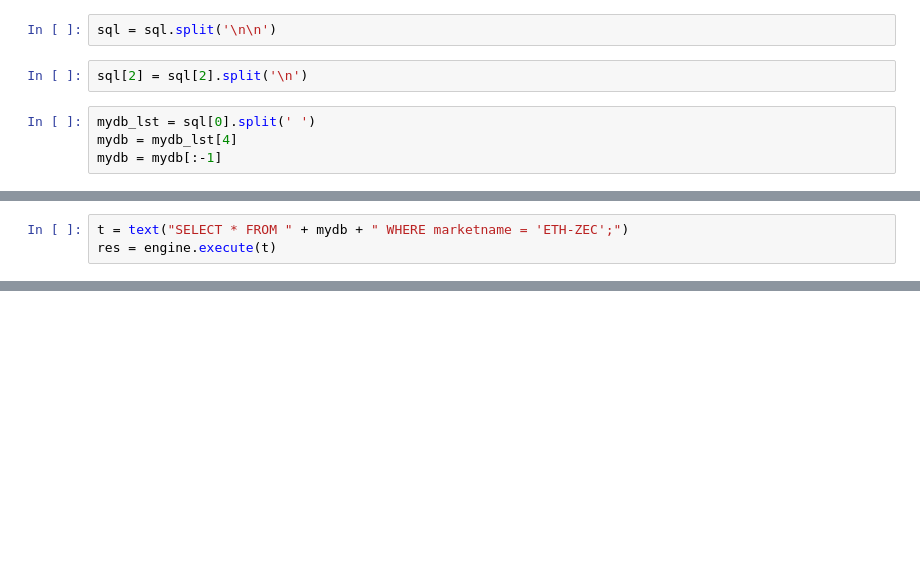
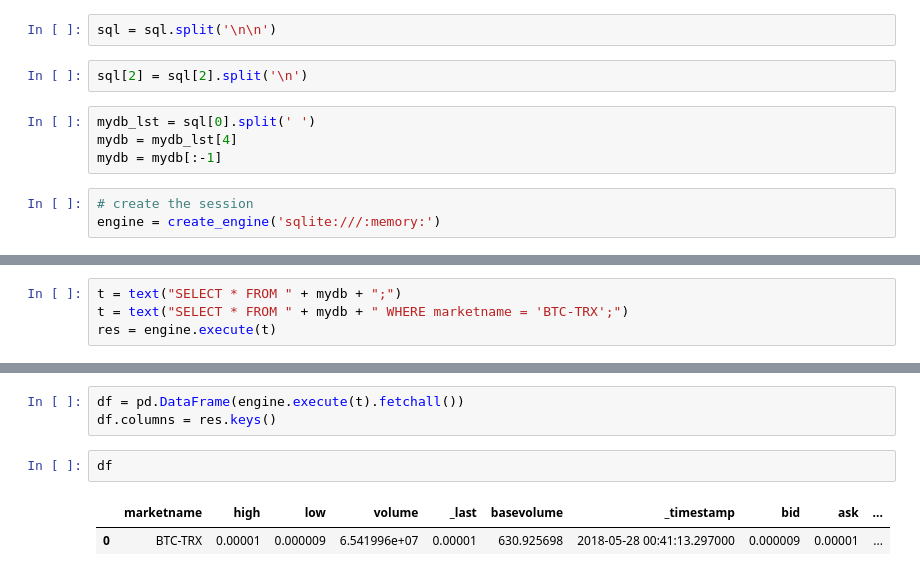
Before and after one commit to ewittry/py36_ccxt, a Jupyter notebook: py36_ccxt.ipynb, the cells around one changed output, grey strips where cells are left out. Drawn from its saved outputs; the diff is of its cells as text; blank space fills up the shorter version.

Commit message:
updated with data frame

```diff
--- a/py36_ccxt.ipynb
+++ b/py36_ccxt.ipynb
@@ -21,5 +28,8 @@ sql[2] = sql[2].split('\n')
 mydb_lst = sql[0].split(' ')
 mydb = mydb_lst[4]
 mydb = mydb[:-1]
+# %%
+# create the session
+engine = create_engine('sqlite:///:memory:')
 # %%
 res = engine.execute(sql[0])
@@ -71,3 +45,4 @@ for x in sql[2]:
 # %%
-t = text("SELECT * FROM " + mydb + " WHERE marketname = 'ETH-ZEC';")
+t = text("SELECT * FROM " + mydb + ";")
+t = text("SELECT * FROM " + mydb + " WHERE marketname = 'BTC-TRX';")
 res = engine.execute(t)
@@ -80,0 +53,8 @@ for _row in res: print (_row)
+# %%
+df = pd.DataFrame(engine.execute(t).fetchall())
+df.columns = res.keys()
+# %%
+df
+# %% [output]
+|  | marketname | high | low | volume | _last | basevolume | _timestamp | bid | ask | ... |
+| 0 | BTC-TRX | 0.00001 | 0.000009 | 6.541996e+07 | 0.00001 | 630.925698 | 2018-05-28 00:41:13.297000 | 0.000009 | 0.00001 | ... |
```
Also changed, not shown: parts of 8 cells of this notebook.
